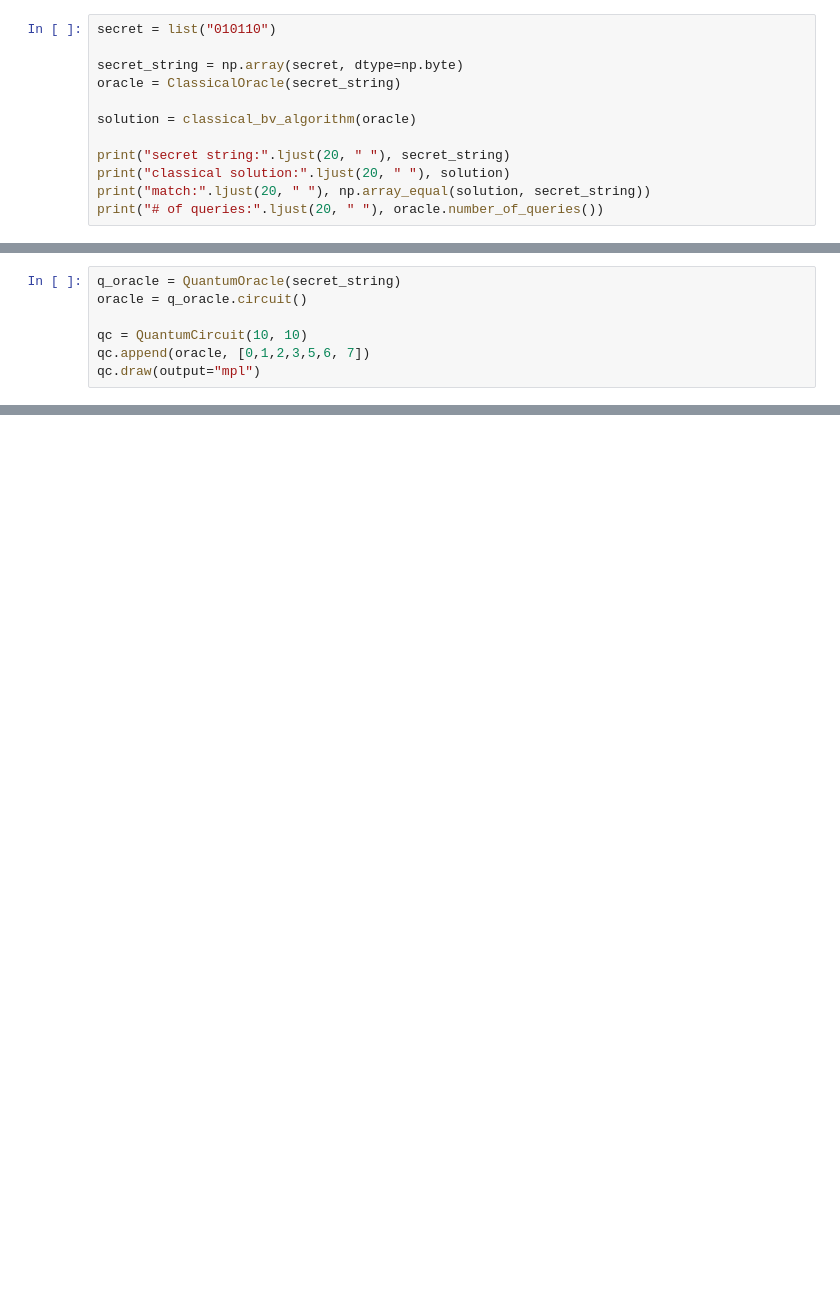
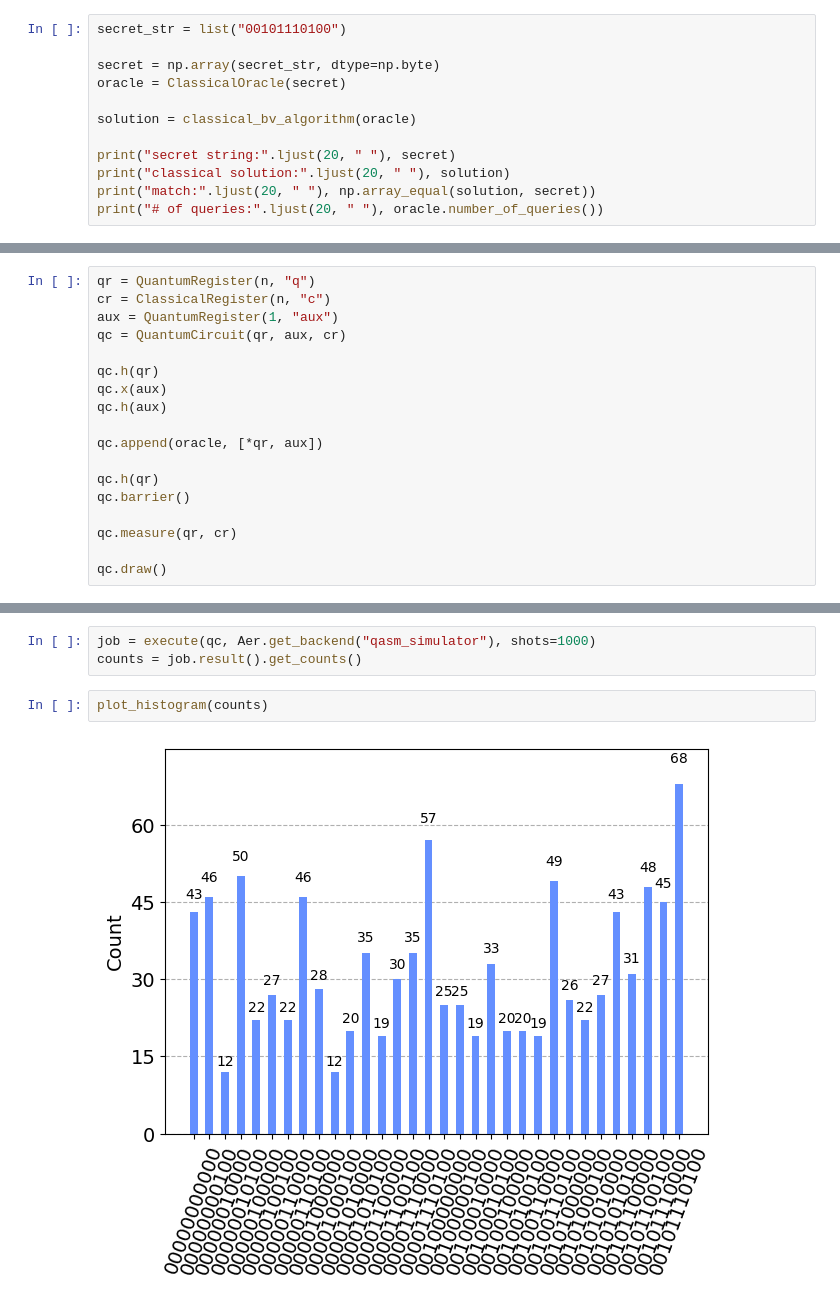
Before and after one commit to chutommy/bvviz, a Jupyter notebook: exploratory-bernstein-vazirani.ipynb, the cells around one changed output, grey strips where cells are left out. Saved outputs shown, nothing was run; the diff lists cells and outputs as text; blank space fills up the shorter version.

```diff
--- a/exploratory-bernstein-vazirani.ipynb
+++ b/exploratory-bernstein-vazirani.ipynb
@@ -35,15 +36,15 @@ def classical_bv_algorithm(oracle: ClassicalOracle) -> np.array:
 
     return secret
 # %%
-secret = list("010110")
+secret_str = list("00101110100")
 
-secret_string = np.array(secret, dtype=np.byte)
-oracle = ClassicalOracle(secret_string)
+secret = np.array(secret_str, dtype=np.byte)
+oracle = ClassicalOracle(secret)
 
 solution = classical_bv_algorithm(oracle)
 
-print("secret string:".ljust(20, " "), secret_string)
+print("secret string:".ljust(20, " "), secret)
 print("classical solution:".ljust(20, " "), solution)
-print("match:".ljust(20, " "), np.array_equal(solution, secret_string))
+print("match:".ljust(20, " "), np.array_equal(solution, secret))
 print("# of queries:".ljust(20, " "), oracle.number_of_queries())
 # %% [output]
@@ -85,7 +84,0 @@ class QuantumOracle:
-# %%
-q_oracle = QuantumOracle(secret_string)
-oracle = q_oracle.circuit()
-
-qc = QuantumCircuit(10, 10)
-qc.append(oracle, [0,1,2,3,5,6, 7])
-qc.draw(output="mpl")
@@ -93,0 +85,18 @@ qc.draw(output="mpl")
+# %%
+qr = QuantumRegister(n, "q")
+cr = ClassicalRegister(n, "c")
+aux = QuantumRegister(1, "aux")
+qc = QuantumCircuit(qr, aux, cr)
+
+qc.h(qr)
+qc.x(aux)
+qc.h(aux)
+
+qc.append(oracle, [*qr, aux])
+
+qc.h(qr)
+qc.barrier()
+
+qc.measure(qr, cr)
+
+qc.draw()
@@ -93,0 +121,7 @@ qc.draw(output="mpl")
+# %%
+job = execute(qc, Aer.get_backend("qasm_simulator"), shots=1000)
+counts = job.result().get_counts()
+# %%
+plot_histogram(counts)
+# %% [output]
+[figure, added]
```
Also changed, not shown: parts of 9 cells of this notebook.
